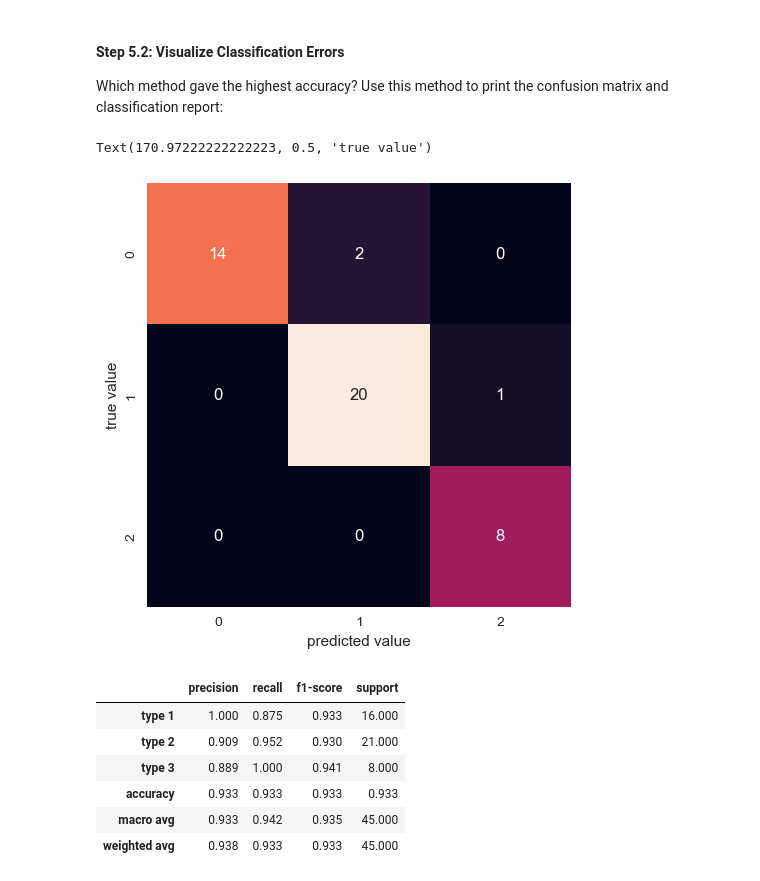
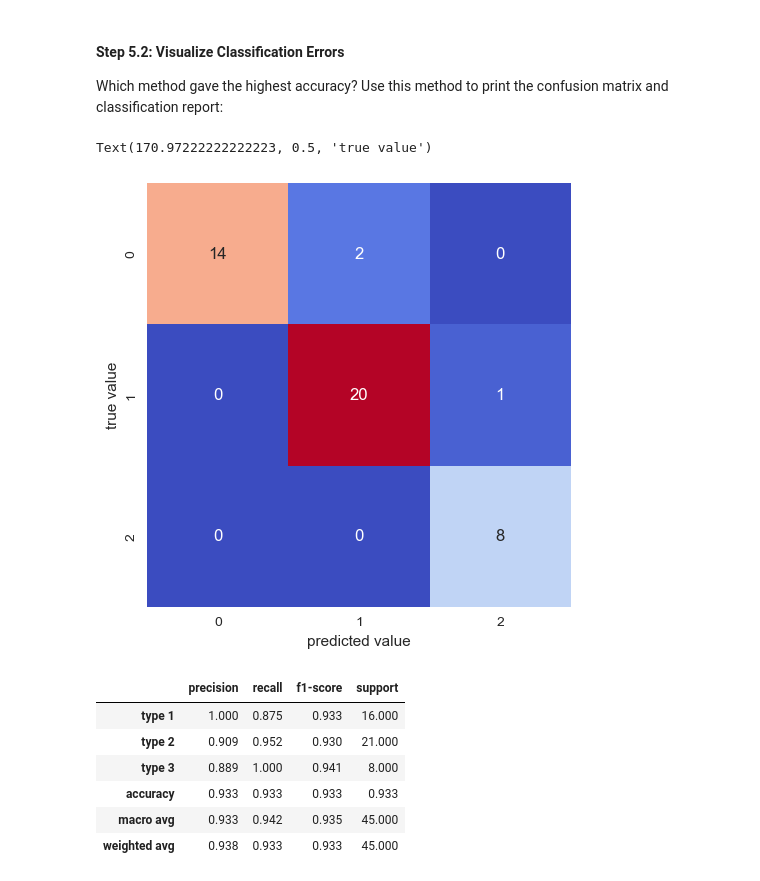
Before and after one commit to ENSF611-SuarezRobles/Assignment3, a Jupyter notebook: Assignment 3_SuarezRobles.ipynb, the cells around one changed output. Drawn from its saved outputs; the diff is of its cells as text; code cells hidden in the pictures.

```diff
--- a/Assignment 3_SuarezRobles.ipynb
+++ b/Assignment 3_SuarezRobles.ipynb
@@ -265,22 +263,19 @@ results
 Which method gave the highest accuracy? Use this method to print the confusion matrix and classification report:
 # %%
 # TO DO: Implement best model
-from sklearn.model_selection import train_test_split
-X_train, X_val, y_train, y_val = train_test_split(X, y, random_state=0)
-
 DTC_trained = info['model'][1].fit(X_train, y_train)
-y_pred = DTC_trained.predict(X_val)
+y_pred = DTC_trained.predict(X_test)
 # %%
 # TO DO: Print confusion matrix using a heatmap
 from sklearn.metrics import confusion_matrix
-mat = confusion_matrix(y_val, y_pred)
+mat = confusion_matrix(y_test, y_pred)
 
-sns.heatmap(mat, square=True, annot=True, cbar=False)
+sns.heatmap(mat, square=True, annot=True, cbar=False, cmap='coolwarm')
 plt.xlabel('predicted value')
 plt.ylabel('true value')
 # %% [output]
 Text(170.97222222222223, 0.5, 'true value')
-[figure, old version]
+[figure, new version]
 # %%
 # TO DO: Print classification report
 from sklearn.metrics import classification_report
```
Also changed, not shown: parts of 5 cells of this notebook.
